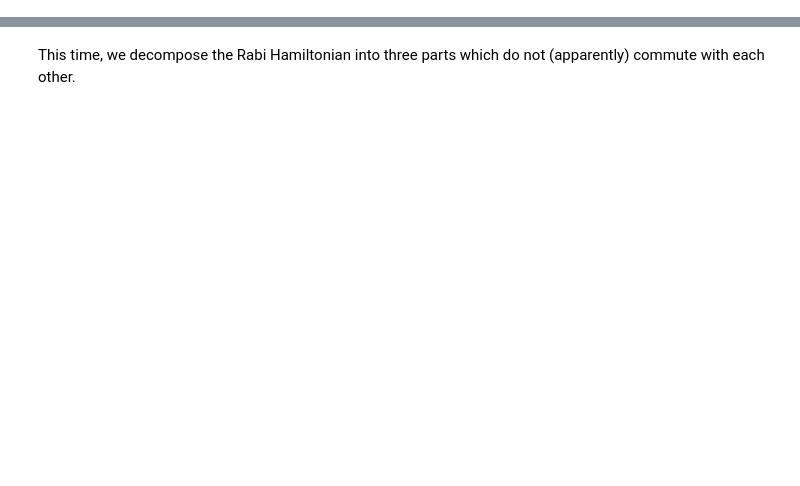
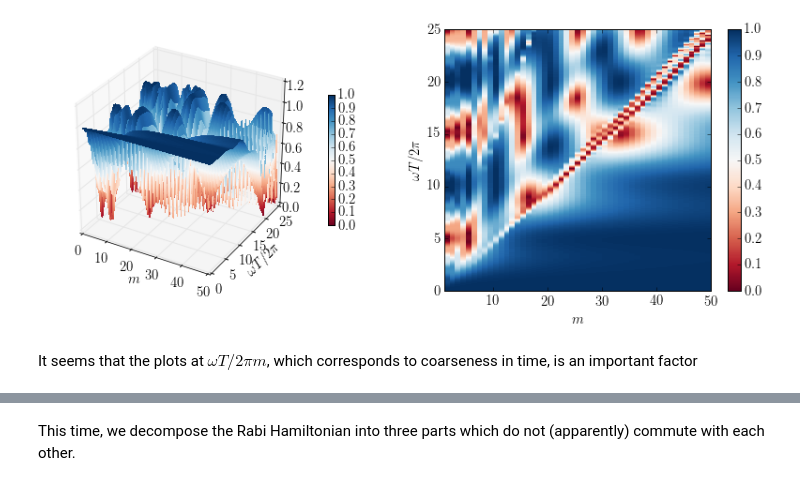
Before and after one commit to eunjongkim/trotter-formula, a Jupyter notebook: notebooks/trotter-formula-rabi-model-1.ipynb, the cells around one changed output, grey strips where cells are left out. Saved outputs shown, nothing was run; the diff lists cells and outputs as text; code cells hidden in the pictures; blank space fills up the shorter version.

```diff
--- a/notebooks/trotter-formula-rabi-model-1.ipynb
+++ b/notebooks/trotter-formula-rabi-model-1.ipynb
@@ -54,6 +15,3 @@ from matplotlib import cm
 # %%
 # make qutip available in the rest of the notebook
 from qutip import *
-# %%
-T = 10
-dT = 2e-2
@@ -248,0 +119,35 @@ t/m vs. t
+# %%
+TT = 25       # maximum value of the total evolution time
+dT = 1e-2     # time step
+
+T_list = np.arange(1e-4, TT, dT)
+# %%
+X, Y = np.meshgrid(m_list, T_list)
+Z = np.zeros((len(T_list), len(m_list)))
+
+for i1, m in enumerate(m_list):
+    for i2, T in enumerate(T_list):
+        rho_af = U_a(H_list, T, m) * psi0
+        rho_0f = U(H, T) * psi0
+        Z[i2, i1] = fidelity(rho_af, rho_0f)
+# %%
+fig = plt.figure(figsize=(14,5))
+# surface_plot with color grading and color bar
+axes = []
+axes.append(fig.add_subplot(1, 2, 1, projection='3d'))
+p = axes[0].plot_surface(X, Y, Z, rstride=1, cstride=1, cmap=cm.RdBu,
+                         linewidth=0, antialiased=False, vmin=0, vmax=1)
+cb = fig.colorbar(p, shrink=0.5)
+axes[0].set_xlabel(r'$m$')
+axes[0].set_ylabel(r'$\omega T /2\pi$')
+
+axes.append(fig.add_subplot(1, 2, 2))
+p = axes[1].pcolor(X, Y, Z, cmap=cm.RdBu, vmin=0, vmax=1)
+cb = fig.colorbar(p, ax=axes[1])
+axes[1].set_xlabel(r'$m$')
+axes[1].set_xlim([1, M])
+axes[1].set_ylabel(r'$\omega T /2\pi$');
+# %% [output]
+[figure, added]
+# %% [markdown]
+It seems that the plots at $\omega T/2\pi m$, which corresponds to coarseness in time, is an important factor
```
Also changed, not shown: parts of 80 cells of this notebook.
